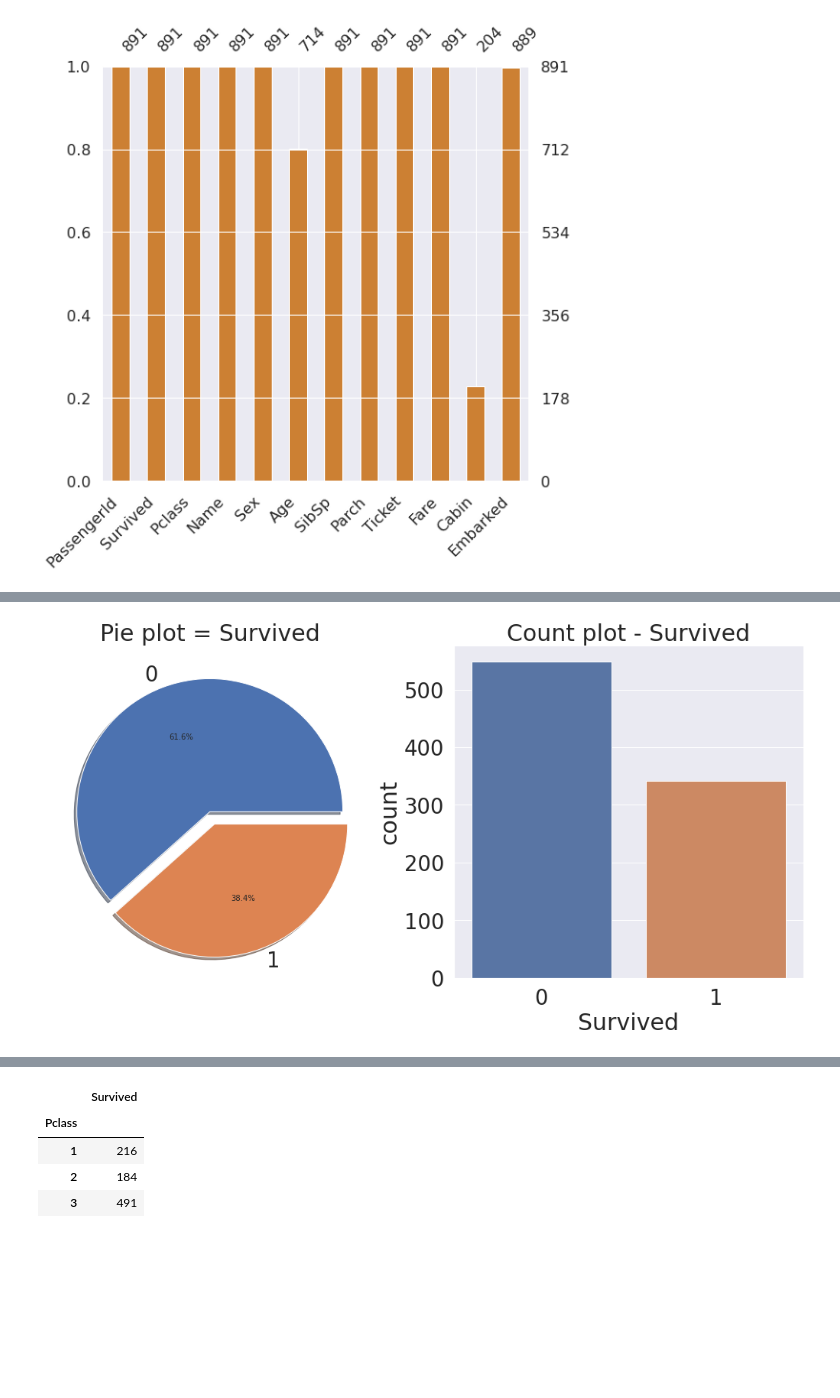
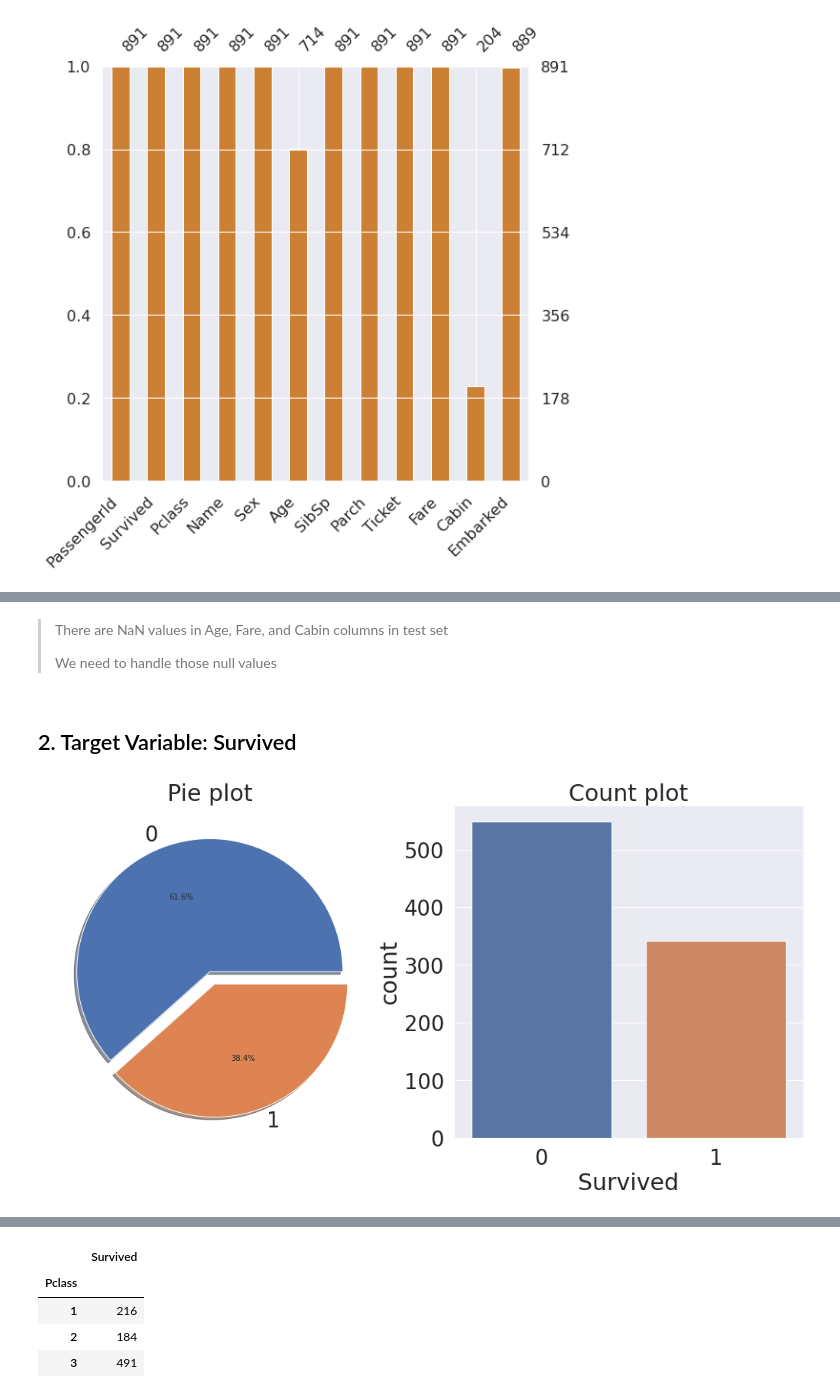
Before and after one commit to ychoi1001/Kaggle, a Jupyter notebook: titanic-data-science.ipynb, the cells around one changed output, grey strips where cells are left out. Cells and saved outputs as stored; diff of their text form; code cells hidden in the pictures; blank space fills up the shorter version.

```diff
--- a/titanic-data-science.ipynb
+++ b/titanic-data-science.ipynb
@@ -138,17 +178,23 @@ msno.bar(df=df_train.iloc[:, :], figsize=(8,8), color=(0.8, 0.5, 0.2))
+# %% [markdown]
+> There are NaN values in Age, Fare, and Cabin columns in test set
+>
+> We need to handle those null values
+# %% [markdown]
+## 2. Target Variable: Survived
 # %%
 # Create two plots
 f, ax = plt.subplots(1, 2, figsize=(18, 8))
 
 # Create a pie plot to show percentage of survived and not survived
 df_train['Survived'].value_counts().plot.pie(explode=[0, 0.1], autopct='%1.1f%%', ax=ax[0], shadow=True)
-ax[0].set_title('Pie plot = Survived')
+ax[0].set_title('Pie plot')
 ax[0].set_ylabel('')
 
 # Create a bar plot
 sns.countplot('Survived', data=df_train, ax=ax[1])
-ax[1].set_title('Count plot - Survived')
+ax[1].set_title('Count plot')
 
 # Show plots
 plt.show()
 # %% [output]
-[figure, old version]
+[figure, new version]
```
Also changed, not shown: parts of 34 cells of this notebook.
